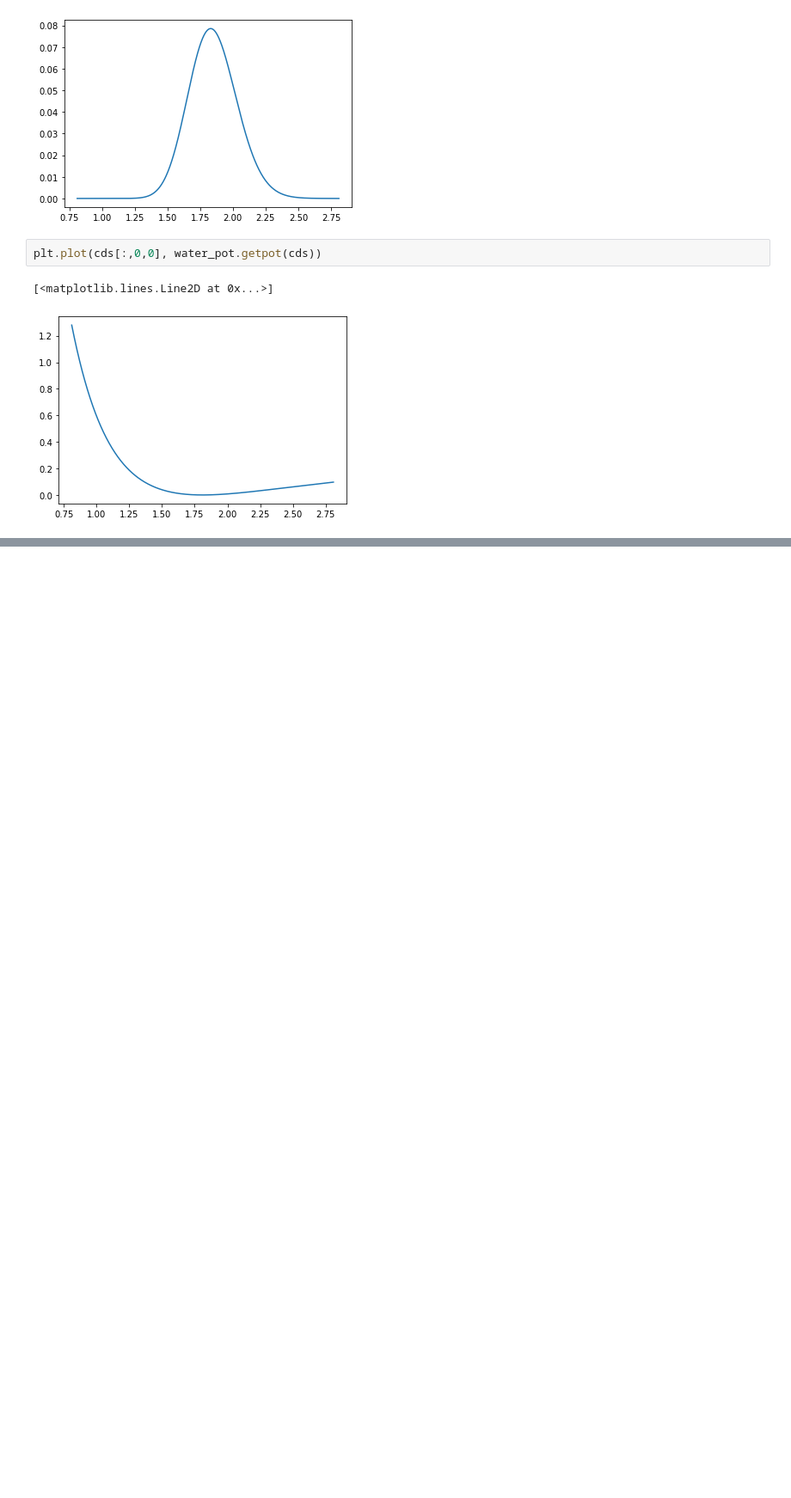
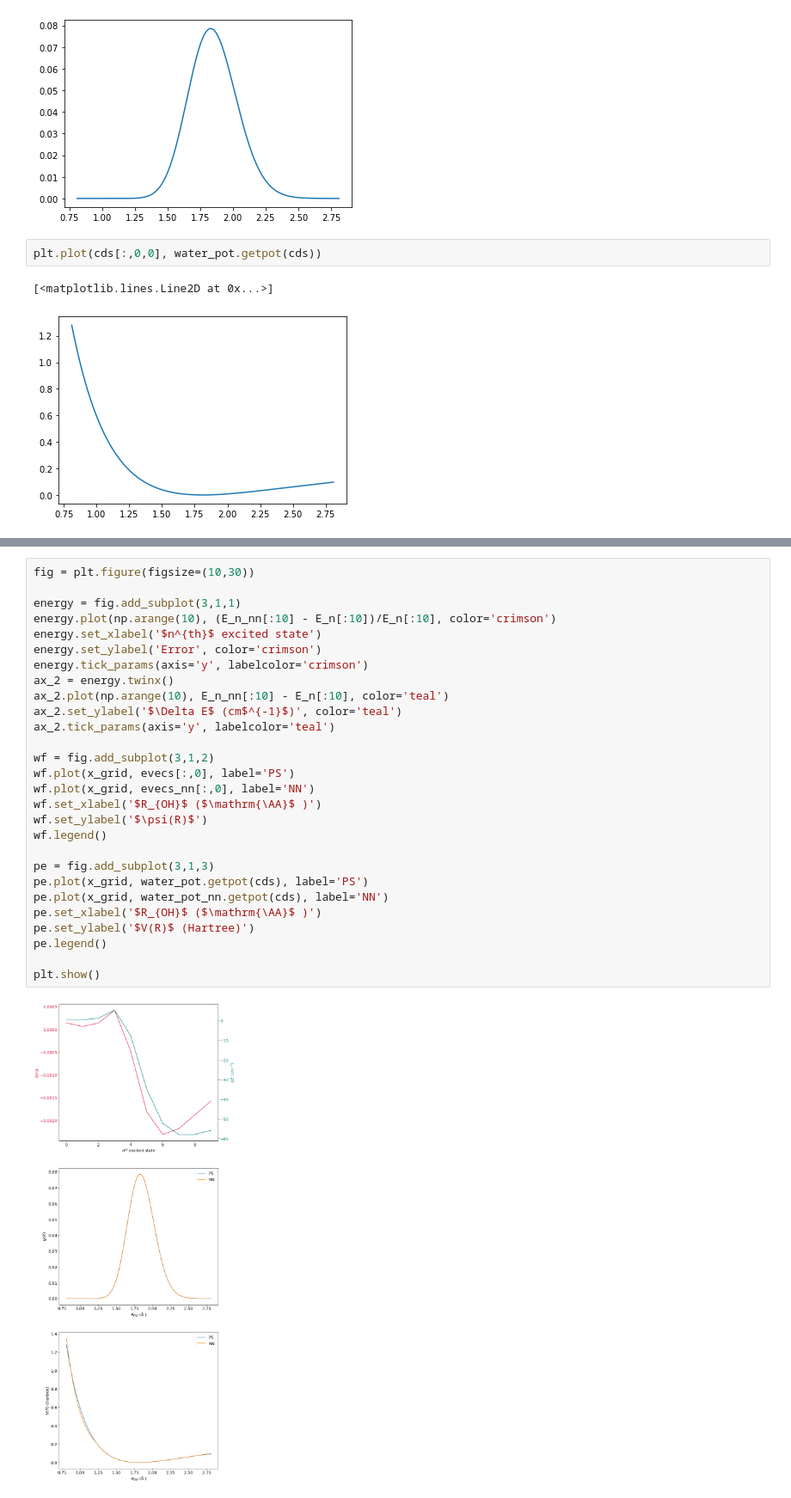
Before and after one commit to FenrisWolfff/dvr, a Jupyter notebook: H2O_Sampling.ipynb, the cells around one changed output, grey strips where cells are left out. Shown at 86% size. Cells and saved outputs as stored; diff of their text form; blank space fills up the shorter version.

```diff
--- a/H2O_Sampling.ipynb
+++ b/H2O_Sampling.ipynb
@@ -71,0 +121,30 @@ plt.plot(cds[:,0,0], water_pot.getpot(cds))
+# %%
+fig = plt.figure(figsize=(10,30))
+
+energy = fig.add_subplot(3,1,1)
+energy.plot(np.arange(10), (E_n_nn[:10] - E_n[:10])/E_n[:10], color='crimson')
+energy.set_xlabel('$n^{th}$ excited state')
+energy.set_ylabel('Error', color='crimson')
+energy.tick_params(axis='y', labelcolor='crimson')
+ax_2 = energy.twinx()
+ax_2.plot(np.arange(10), E_n_nn[:10] - E_n[:10], color='teal')
+ax_2.set_ylabel('$\Delta E$ (cm$^{-1}$)', color='teal')
+ax_2.tick_params(axis='y', labelcolor='teal')
+
+wf = fig.add_subplot(3,1,2)
+wf.plot(x_grid, evecs[:,0], label='PS')
+wf.plot(x_grid, evecs_nn[:,0], label='NN')
+wf.set_xlabel('$R_{OH}$ ($\mathrm{\AA}$ )')
+wf.set_ylabel('$\psi(R)$')
+wf.legend()
+
+pe = fig.add_subplot(3,1,3)
+pe.plot(x_grid, water_pot.getpot(cds), label='PS')
+pe.plot(x_grid, water_pot_nn.getpot(cds), label='NN')
+pe.set_xlabel('$R_{OH}$ ($\mathrm{\AA}$ )')
+pe.set_ylabel('$V(R)$ (Hartree)')
+pe.legend()
+
+plt.show()
+# %% [output]
+[figure, added]
```
Also changed, not shown: parts of 11 cells of this notebook.
